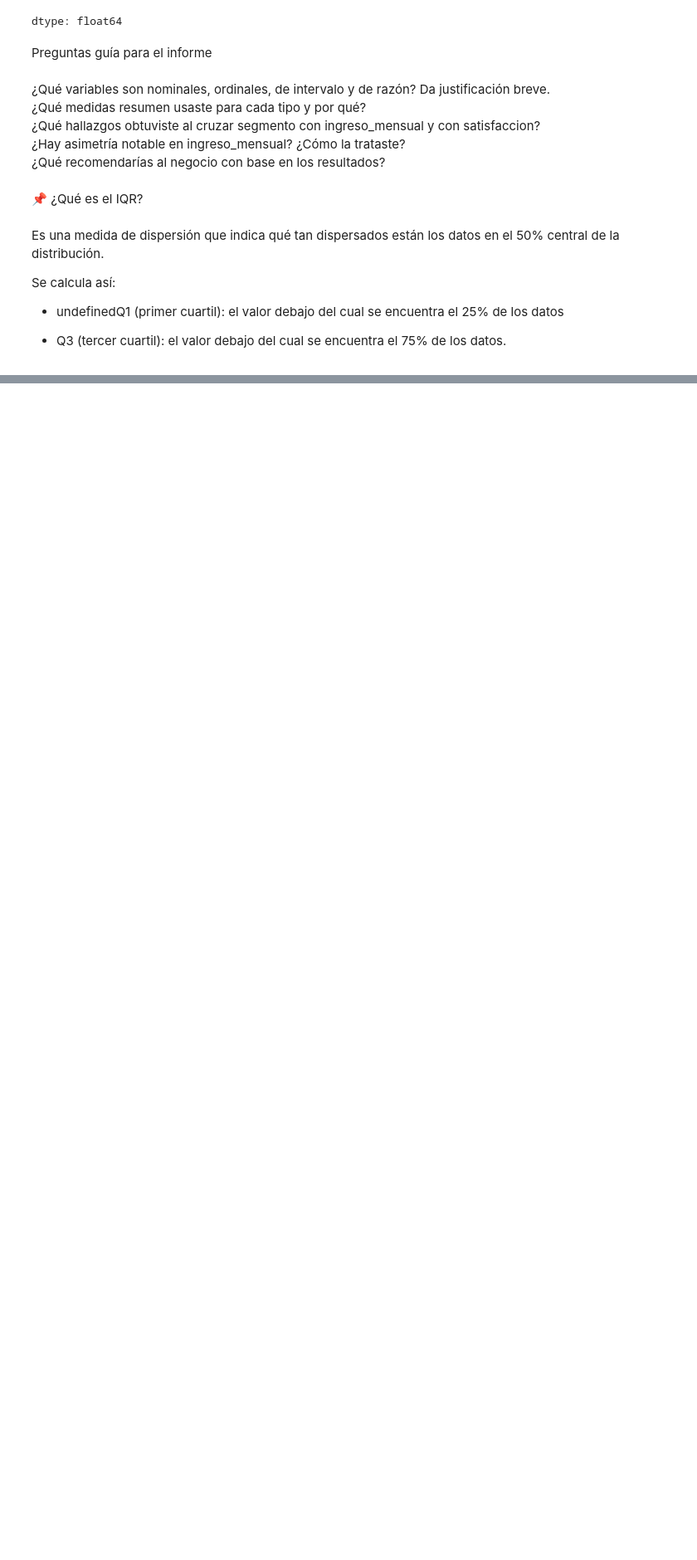
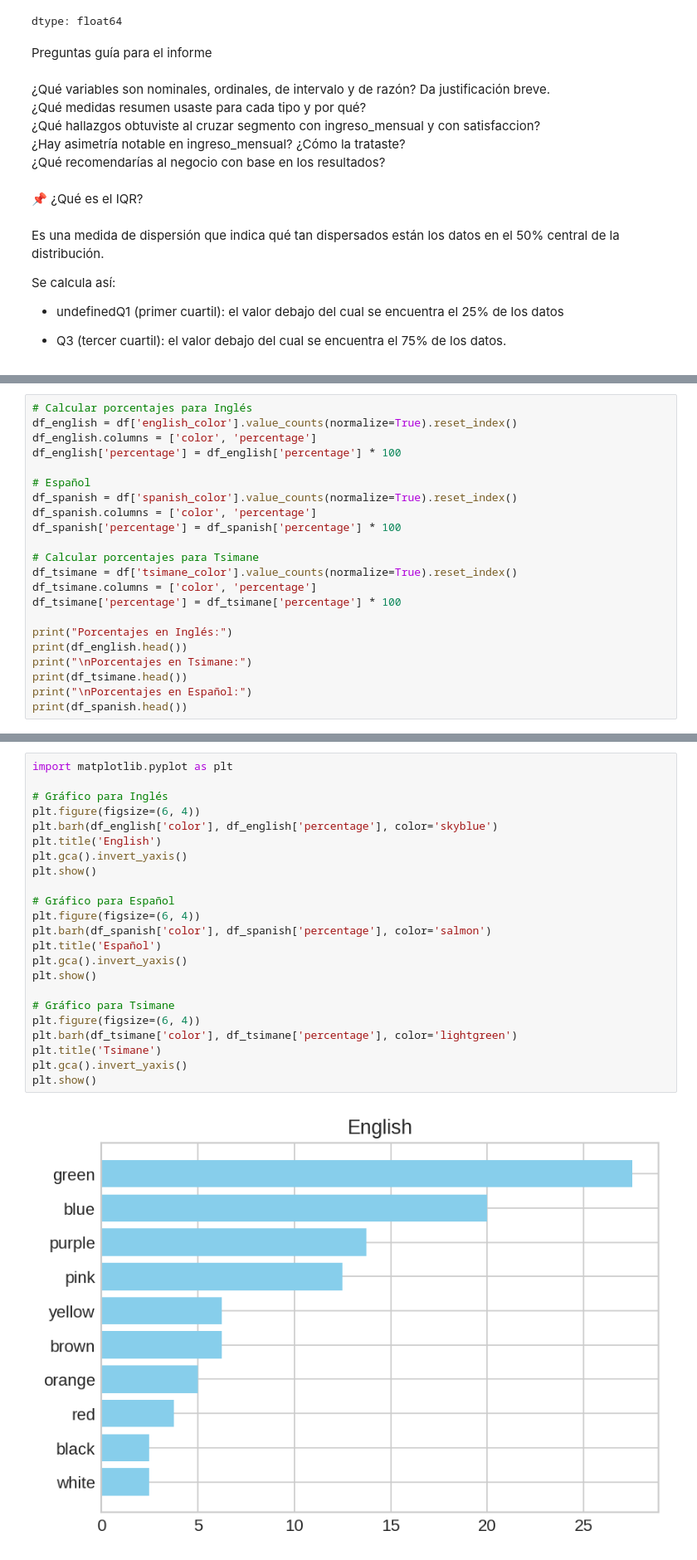
Before and after one commit to RodrigoBLl/MineriaDeDatos, a Jupyter notebook: Untitled0.ipynb, the cells around one changed output, grey strips where cells are left out. Shown at 83% size. Drawn from its saved outputs; the diff is of its cells as text; blank space fills up the shorter version.

```diff
--- a/Untitled0.ipynb
+++ b/Untitled0.ipynb
@@ -1470,0 +1870,22 @@ Se calcula así:
+# %%
+# Calcular porcentajes para Inglés
+df_english = df['english_color'].value_counts(normalize=True).reset_index()
+df_english.columns = ['color', 'percentage']
+df_english['percentage'] = df_english['percentage'] * 100
+
+# Español
+df_spanish = df['spanish_color'].value_counts(normalize=True).reset_index()
+df_spanish.columns = ['color', 'percentage']
+df_spanish['percentage'] = df_spanish['percentage'] * 100
+
+# Calcular porcentajes para Tsimane
+df_tsimane = df['tsimane_color'].value_counts(normalize=True).reset_index()
+df_tsimane.columns = ['color', 'percentage']
+df_tsimane['percentage'] = df_tsimane['percentage'] * 100
+
+print("Porcentajes en Inglés:")
+print(df_english.head())
+print("\nPorcentajes en Tsimane:")
+print(df_tsimane.head())
+print("\nPorcentajes en Español:")
+print(df_spanish.head())
@@ -1470,0 +1910,25 @@ Se calcula así:
+# %%
+import matplotlib.pyplot as plt
+
+# Gráfico para Inglés
+plt.figure(figsize=(6, 4))
+plt.barh(df_english['color'], df_english['percentage'], color='skyblue')
+plt.title('English')
+plt.gca().invert_yaxis()
+plt.show()
+
+# Gráfico para Español
+plt.figure(figsize=(6, 4))
+plt.barh(df_spanish['color'], df_spanish['percentage'], color='salmon')
+plt.title('Español')
+plt.gca().invert_yaxis()
+plt.show()
+
+# Gráfico para Tsimane
+plt.figure(figsize=(6, 4))
+plt.barh(df_tsimane['color'], df_tsimane['percentage'], color='lightgreen')
+plt.title('Tsimane')
+plt.gca().invert_yaxis()
+plt.show()
+# %% [output]
+[figure, added]
```
Also changed, not shown: parts of 66 cells of this notebook.
